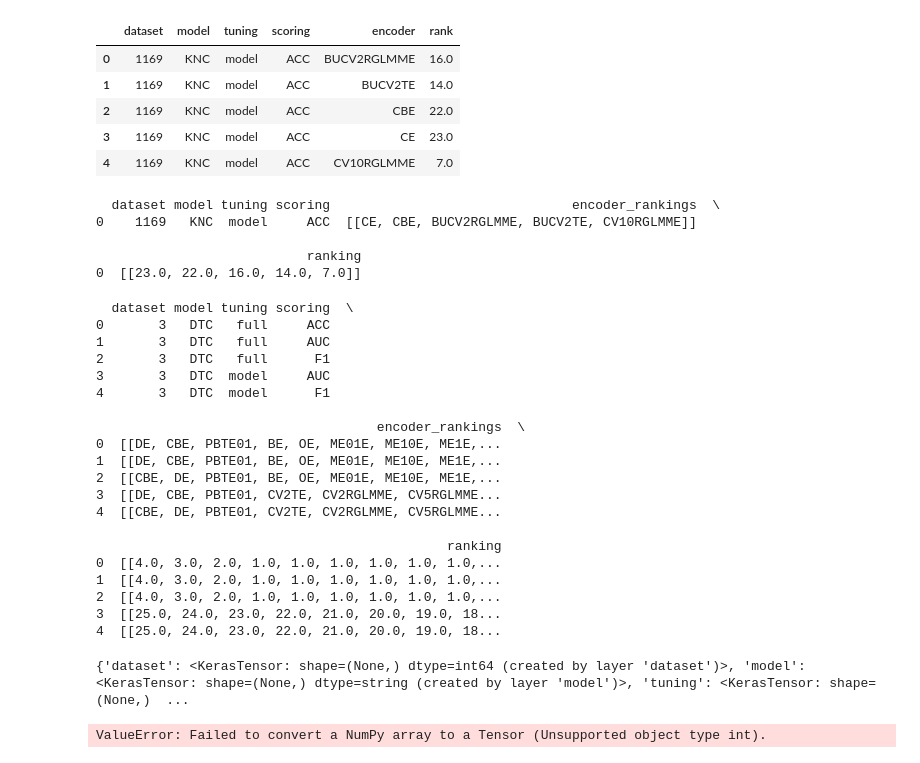
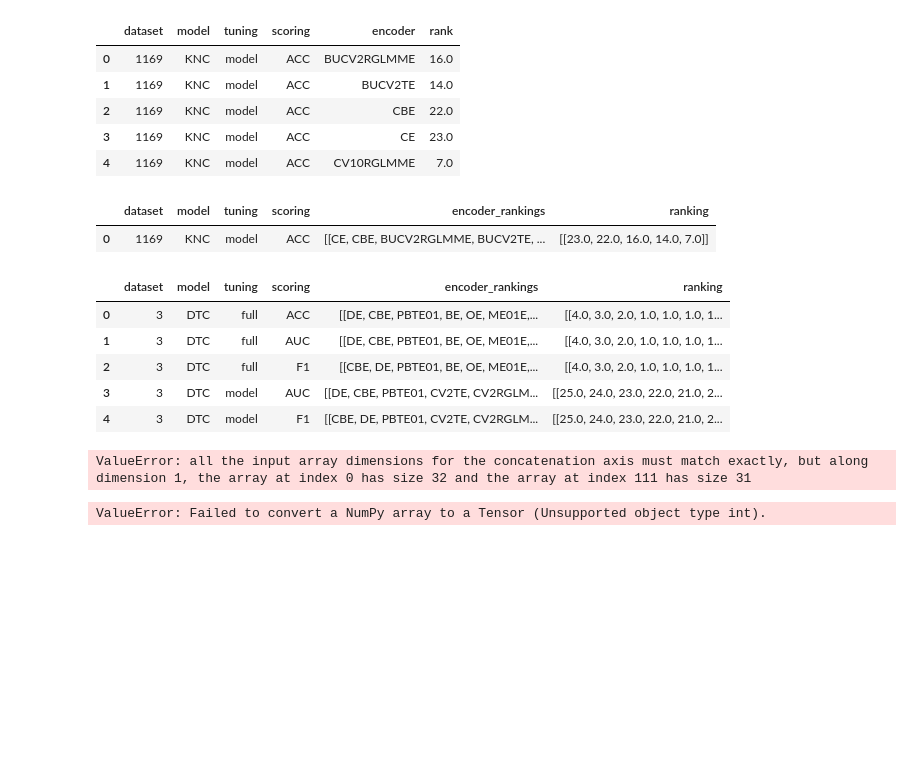
Before and after one commit to Sidies/ranking_encoders, a Jupyter notebook: notebooks/listwise/neural_networks.ipynb, the cells around one changed output. Saved outputs shown, nothing was run; the diff lists cells and outputs as text; code cells hidden in the pictures; blank space fills up the shorter version.

```diff
--- a/notebooks/listwise/neural_networks.ipynb
+++ b/notebooks/listwise/neural_networks.ipynb
@@ -67,41 +67,25 @@ test_df = pd.DataFrame(data)
 new_dataframe = create_encoder_rankings(test_df)
 
 # Display the new DataFrame
-print(new_dataframe)
+new_dataframe.head()
 # %% [output]
-  dataset model tuning scoring                               encoder_rankings  \
-0    1169   KNC  model     ACC  [[CE, CBE, BUCV2RGLMME, BUCV2TE, CV10RGLMME]]
-
-                           ranking
-0  [[23.0, 22.0, 16.0, 14.0, 7.0]]
+|  | dataset | model | tuning | scoring | encoder_rankings | ranking |
+| 0 | 1169 | KNC | model | ACC | [[CE, CBE, BUCV2RGLMME, BUCV2TE, ... | [[23.0, 22.0, 16.0, 14.0, 7.0]] |
 # %%
 df_listwise = create_encoder_rankings(df)
-print(df_listwise.head())
+df_listwise.head()
 # %% [output]
-  dataset model tuning scoring  \
-0       3   DTC   full     ACC
-1       3   DTC   full     AUC
-2       3   DTC   full      F1
-3       3   DTC  model     AUC
-4       3   DTC  model      F1
-
-                                    encoder_rankings  \
-0  [[DE, CBE, PBTE01, BE, OE, ME01E, ME10E, ME1E,...
-1  [[DE, CBE, PBTE01, BE, OE, ME01E, ME10E, ME1E,...
-2  [[CBE, DE, PBTE01, BE, OE, ME01E, ME10E, ME1E,...
-3  [[DE, CBE, PBTE01, CV2TE, CV2RGLMME, CV5RGLMME...
-4  [[CBE, DE, PBTE01, CV2TE, CV2RGLMME, CV5RGLMME...
-
-                                             ranking
-0  [[4.0, 3.0, 2.0, 1.0, 1.0, 1.0, 1.0, 1.0, 1.0,...
-1  [[4.0, 3.0, 2.0, 1.0, 1.0, 1.0, 1.0, 1.0, 1.0,...
-2  [[4.0, 3.0, 2.0, 1.0, 1.0, 1.0, 1.0, 1.0, 1.0,...
-3  [[25.0, 24.0, 23.0, 22.0, 21.0, 20.0, 19.0, 18...
-4  [[25.0, 24.0, 23.0, 22.0, 21.0, 20.0, 19.0, 18...
+|  | dataset | model | tuning | scoring | encoder_rankings | ranking |
+| 0 | 3 | DTC | full | ACC | [[DE, CBE, PBTE01, BE, OE, ME01E,... | [[4.0, 3.0, 2.0, 1.0, 1.0, 1.0, 1... |
+| 1 | 3 | DTC | full | AUC | [[DE, CBE, PBTE01, BE, OE, ME01E,... | [[4.0, 3.0, 2.0, 1.0, 1.0, 1.0, 1... |
+| 2 | 3 | DTC | full | F1 | [[CBE, DE, PBTE01, BE, OE, ME01E,... | [[4.0, 3.0, 2.0, 1.0, 1.0, 1.0, 1... |
+| 3 | 3 | DTC | model | AUC | [[DE, CBE, PBTE01, CV2TE, CV2RGLM... | [[25.0, 24.0, 23.0, 22.0, 21.0, 2... |
+| 4 | 3 | DTC | model | F1 | [[CBE, DE, PBTE01, CV2TE, CV2RGLM... | [[25.0, 24.0, 23.0, 22.0, 21.0, 2... |
 # %%
 numerical_feature_names = ['dataset']
-categorical_feature_names = ['model', 'tuning', 'scoring', 'encoder_rankings']
-target = df.pop('rank')
+categorical_feature_names = ['model', 'tuning', 'scoring']
+list_feature_names = ['encoder_rankings']
+target = df_listwise.pop('ranking')
 
 df = df_listwise
 
@@ -117,9 +101,22 @@ for name, column in df.items():
 
   inputs[name] = tf.keras.Input(shape=(), name=name, dtype=dtype)
 
+
+# Convert list feature to separate categorical features
+list_feature_name = 'encoder_rankings'
+unique_strings = set(np.concatenate(df[list_feature_name].values))
+list_lookup = tf.keras.layers.StringLookup(vocabulary=unique_strings, output_mode='one_hot')
+
+list_features = df[list_feature_name].apply(lambda x: tf.constant(x))
+list_features = list_lookup(list_features)
+
+# Add each list categorical feature to the inputs dictionary
+for i, feature_name in enumerate(unique_strings):
+    inputs[f'{list_feature_name}_{i}'] = list_features[:, i]
+
 print(inputs)
 # %% [output]
-{'dataset': <KerasTensor: shape=(None,) dtype=int64 (created by layer 'dataset')>, 'model': <KerasTensor: shape=(None,) dtype=string (created by layer 'model')>, 'tuning': <KerasTensor: shape=(None,)  ...
+ValueError: all the input array dimensions for the concatenation axis must match exactly, but along dimension 1, the array at index 0 has size 32 and the array at index 111 has size 31
 # %%
 preprocessed = []
 
```
Also changed, not shown: parts of 7 cells of this notebook, 1 other file.
